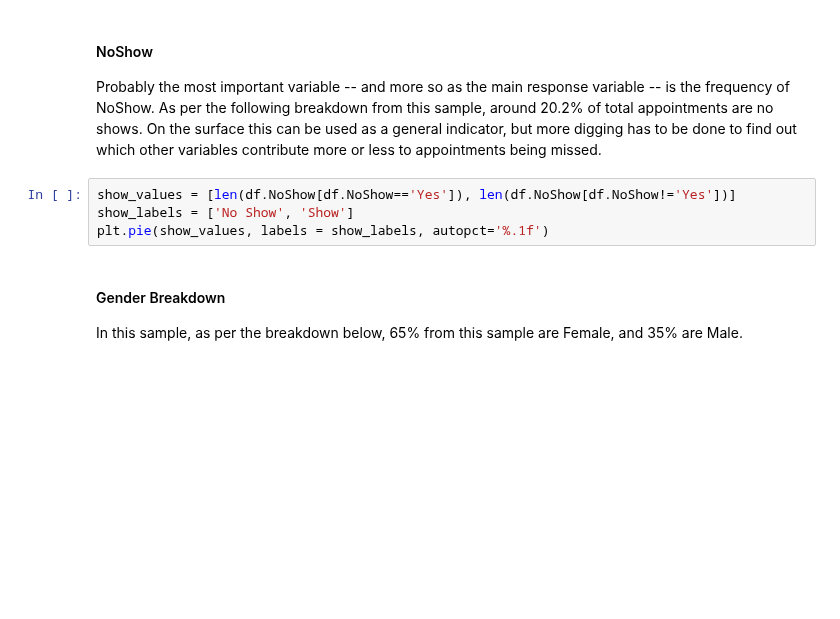
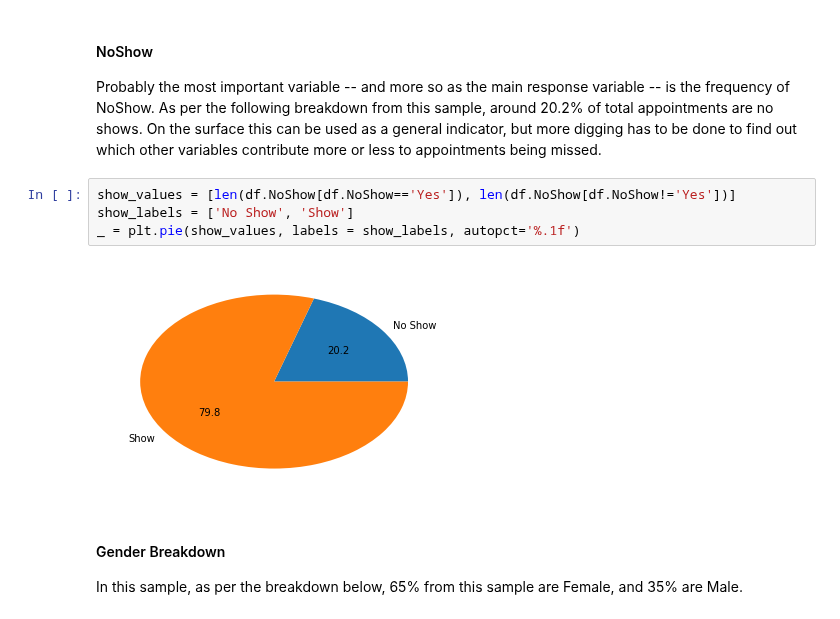
Before and after one commit to cdmorgan103/7331DataMiningNoShow, a Jupyter notebook: 7331DataMiningNoShow.ipynb, the cells around one changed output. Cells and saved outputs as stored; diff of their text form; blank space fills up the shorter version.

Commit message:
removed verbose output of matplotlib plots

```diff
--- a/7331DataMiningNoShow.ipynb
+++ b/7331DataMiningNoShow.ipynb
@@ -376,7 +422,9 @@ Probably the most important variable -- and more so as the main response variabl
 # %%
 show_values = [len(df.NoShow[df.NoShow=='Yes']), len(df.NoShow[df.NoShow!='Yes'])]
 show_labels = ['No Show', 'Show']
-plt.pie(show_values, labels = show_labels, autopct='%.1f')
+_ = plt.pie(show_values, labels = show_labels, autopct='%.1f')
+# %% [output]
+[figure, added]
 # %% [markdown]
 #### Gender Breakdown
 In this sample, as per the breakdown below, 65% from this sample are Female, and 35% are Male.
```
Also changed, not shown: parts of 13 cells of this notebook.
